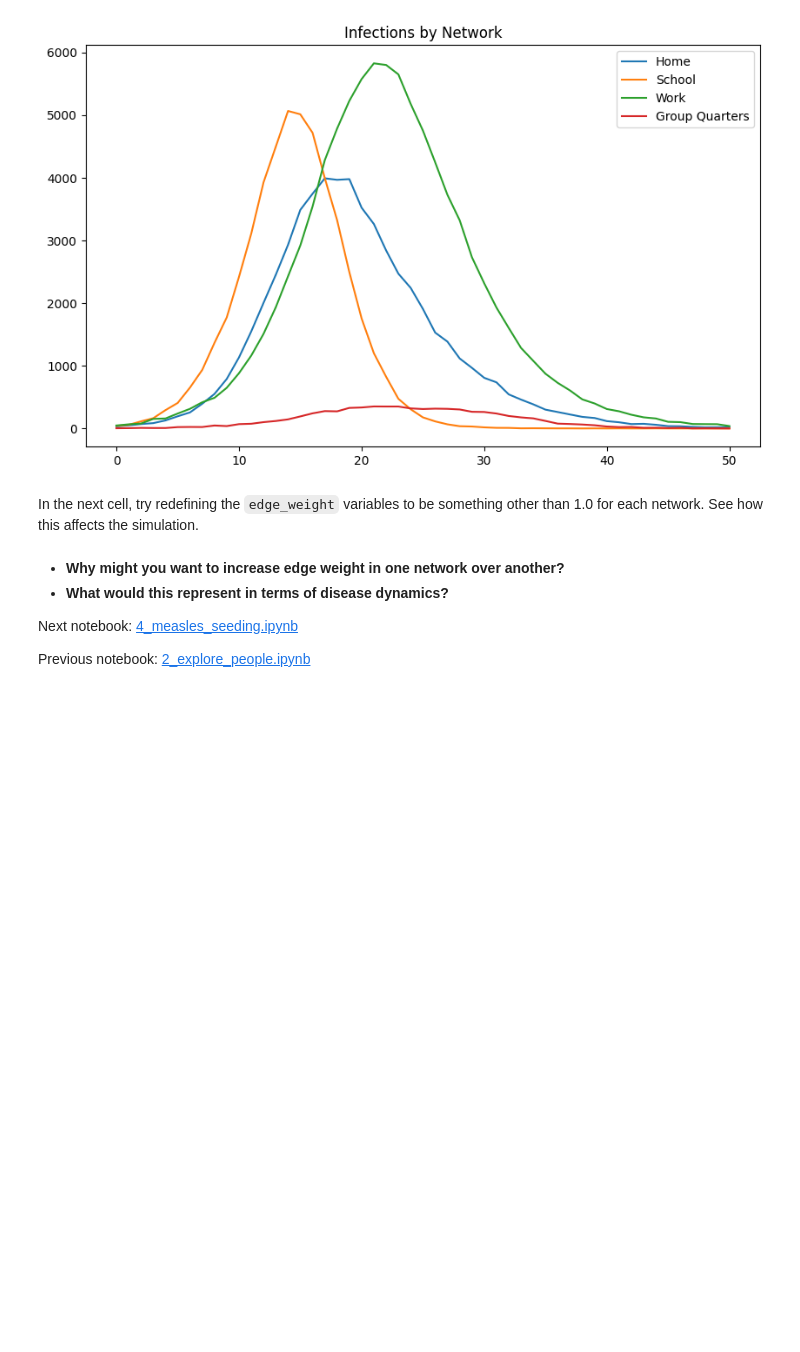
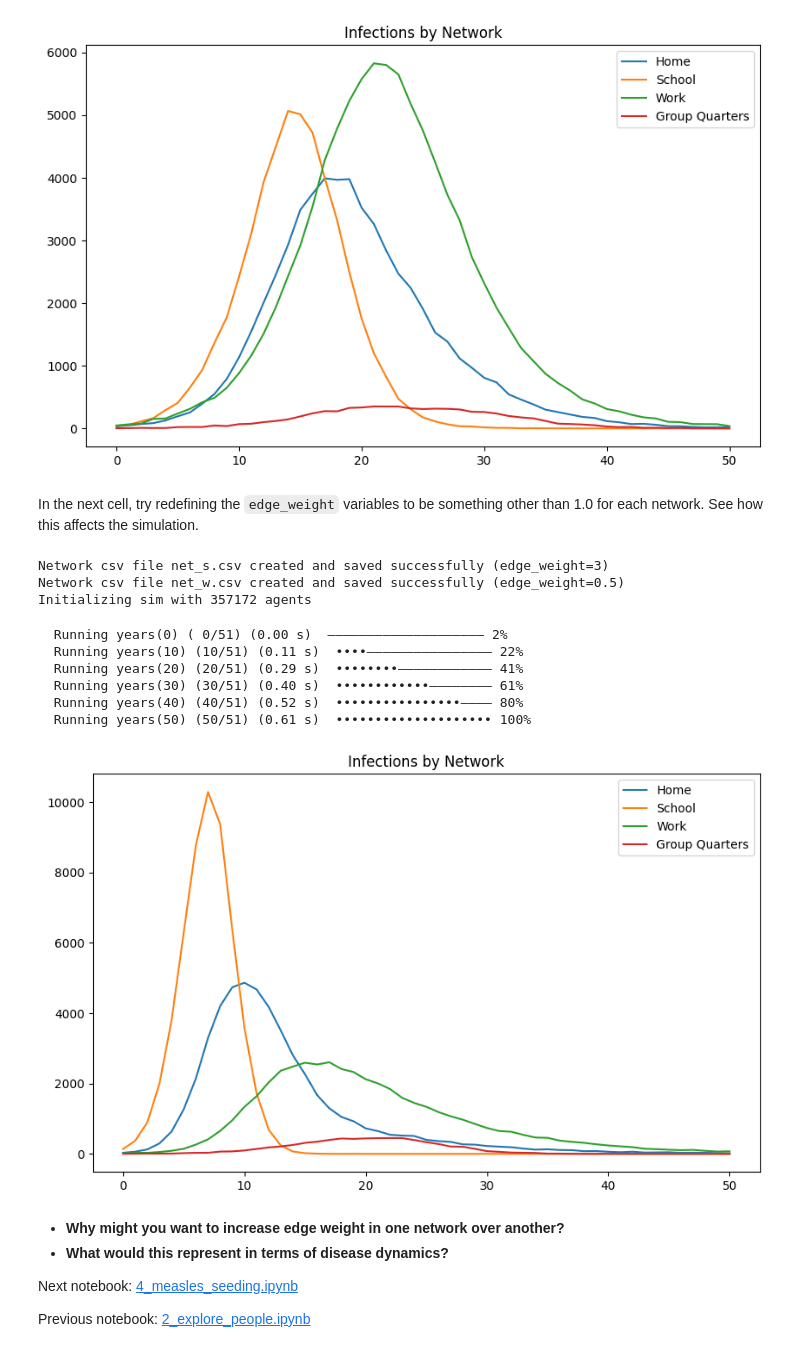
Before and after one commit to GeoPopsHub/sc_spartanburg_measles, a Jupyter notebook: 3_explore_networks.ipynb, the cells around one changed output. Cells and saved outputs as stored; diff of their text form; code cells hidden in the pictures; blank space fills up the shorter version.

```diff
--- a/3_explore_networks.ipynb
+++ b/3_explore_networks.ipynb
@@ -389,24 +391,35 @@ Initializing sim with 357172 agents
 In the next cell, try redefining the `edge_weight` variables to be something other than 1.0 for each network. See how this affects the simulation.
 # %%
 # Redefine the networks with new edge weights
-h2 = geopops.for_starsim.network(name='homenet', edge_weight=2.0)
-s2 = geopops.for_starsim.network(name='schoolnet', edge_weight=1.0)
+h2 = geopops.for_starsim.network(name='homenet', edge_weight=1.0)
+s2 = geopops.for_starsim.network(name='schoolnet', edge_weight=3.0)
 w2 = geopops.for_starsim.network(name='worknet', edge_weight=0.5)
-g2 = geopops.for_starsim.network(name='gqnet', edge_weight=2.0)
+g2 = geopops.for_starsim.network(name='gqnet', edge_weight=1.0)
 
 # Run the model
 sim2 = ss.Sim(
     pars    = sc.objdict(start = 0, stop  = 50, dt = 1.0),
     people  = ppl,
     networks = [h2,s2,w2,g2],
     diseases = [sir_adapted],  # use custom Measles model
 ).run()
 
 #Store the results
 res2 = sim2.results
 
 # Plot infections by network
 plot_infections_by_network(res2)
+# %% [output]
+Network csv file net_s.csv created and saved successfully (edge_weight=3)
+Network csv file net_w.csv created and saved successfully (edge_weight=0.5)
+Initializing sim with 357172 agents
+  Running years(0) ( 0/51) (0.00 s)  ———————————————————— 2%
+  Running years(10) (10/51) (0.11 s)  ••••———————————————— 22%
+  Running years(20) (20/51) (0.29 s)  ••••••••———————————— 41%
+  Running years(30) (30/51) (0.40 s)  ••••••••••••———————— 61%
+  Running years(40) (40/51) (0.52 s)  ••••••••••••••••———— 80%
+  Running years(50) (50/51) (0.61 s)  •••••••••••••••••••• 100%
+[figure, added]
 # %% [markdown]
 * **Why might you want to increase edge weight in one network over another?**
 * **What would this represent in terms of disease dynamics?**
```
Also changed, not shown: parts of 2 cells of this notebook, 1 other file.
